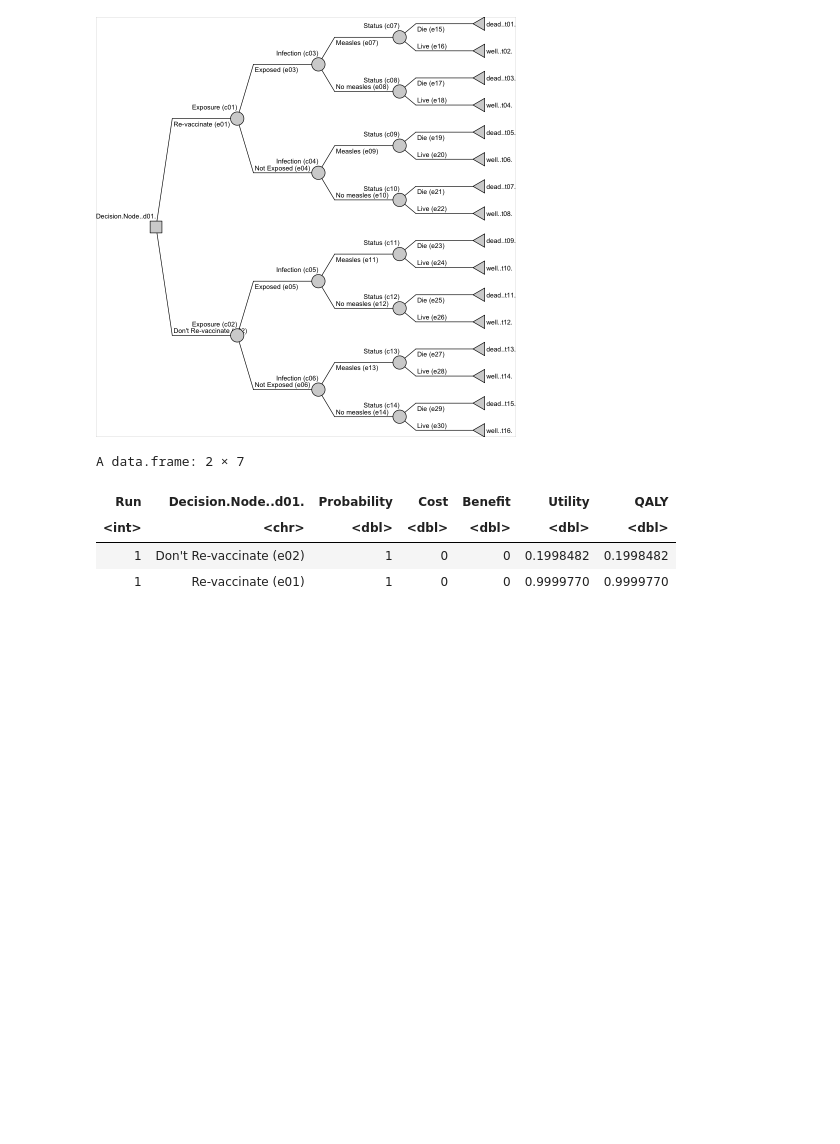
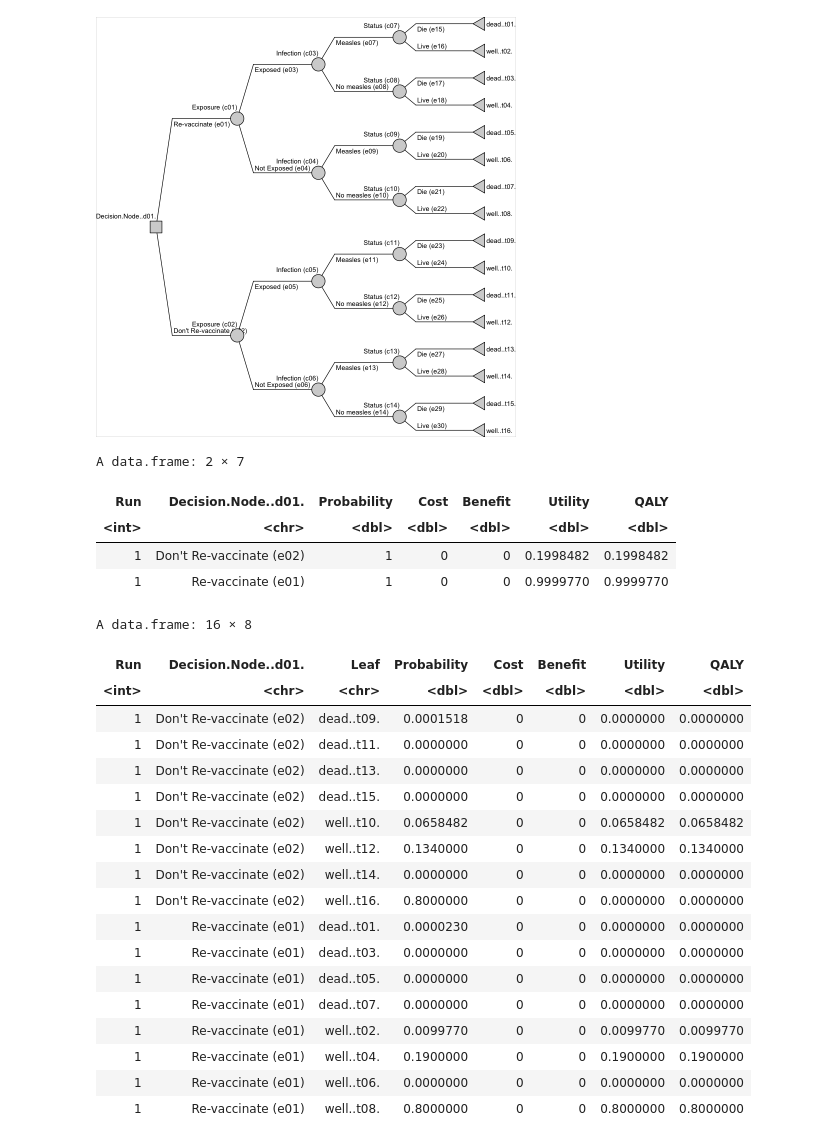
Before and after one commit to tomasaragon/di4h, a Jupyter notebook: notebooks/Petitti_2000_isbn_9780195133646_ch02/Petitti_2000_isbn_9780195133646_ch02_R.ipynb, the cells around one changed output. Saved outputs shown, nothing was run; the diff lists cells and outputs as text; code cells hidden in the pictures; blank space fills up the shorter version.

```diff
--- a/notebooks/Petitti_2000_isbn_9780195133646_ch02/Petitti_2000_isbn_9780195133646_ch02_R.ipynb
+++ b/notebooks/Petitti_2000_isbn_9780195133646_ch02/Petitti_2000_isbn_9780195133646_ch02_R.ipynb
@@ -211,3 +222,25 @@ A data.frame: 2 × 7
 | <int> | <chr> | <dbl> | <dbl> | <dbl> | <dbl> | <dbl> |
 | 1 | Don't Re-vaccinate (e02) | 1 | 0 | 0 | 0.1998482 | 0.1998482 |
 | 1 | Re-vaccinate (e01) | 1 | 0 | 0 | 0.9999770 | 0.9999770 |
+# %%
+dt$evaluate(by = "path")
+# %% [output]
+A data.frame: 16 × 8
+| Run | Decision.Node..d01. | Leaf | Probability | Cost | Benefit | Utility | QALY |
+| <int> | <chr> | <chr> | <dbl> | <dbl> | <dbl> | <dbl> | <dbl> |
+| 1 | Don't Re-vaccinate (e02) | dead..t09. | 0.0001518 | 0 | 0 | 0.0000000 | 0.0000000 |
+| 1 | Don't Re-vaccinate (e02) | dead..t11. | 0.0000000 | 0 | 0 | 0.0000000 | 0.0000000 |
+| 1 | Don't Re-vaccinate (e02) | dead..t13. | 0.0000000 | 0 | 0 | 0.0000000 | 0.0000000 |
+| 1 | Don't Re-vaccinate (e02) | dead..t15. | 0.0000000 | 0 | 0 | 0.0000000 | 0.0000000 |
+| 1 | Don't Re-vaccinate (e02) | well..t10. | 0.0658482 | 0 | 0 | 0.0658482 | 0.0658482 |
+| 1 | Don't Re-vaccinate (e02) | well..t12. | 0.1340000 | 0 | 0 | 0.1340000 | 0.1340000 |
+| 1 | Don't Re-vaccinate (e02) | well..t14. | 0.0000000 | 0 | 0 | 0.0000000 | 0.0000000 |
+| 1 | Don't Re-vaccinate (e02) | well..t16. | 0.8000000 | 0 | 0 | 0.0000000 | 0.0000000 |
+| 1 | Re-vaccinate (e01) | dead..t01. | 0.0000230 | 0 | 0 | 0.0000000 | 0.0000000 |
+| 1 | Re-vaccinate (e01) | dead..t03. | 0.0000000 | 0 | 0 | 0.0000000 | 0.0000000 |
+| 1 | Re-vaccinate (e01) | dead..t05. | 0.0000000 | 0 | 0 | 0.0000000 | 0.0000000 |
+| 1 | Re-vaccinate (e01) | dead..t07. | 0.0000000 | 0 | 0 | 0.0000000 | 0.0000000 |
+| 1 | Re-vaccinate (e01) | well..t02. | 0.0099770 | 0 | 0 | 0.0099770 | 0.0099770 |
+| 1 | Re-vaccinate (e01) | well..t04. | 0.1900000 | 0 | 0 | 0.1900000 | 0.1900000 |
+| 1 | Re-vaccinate (e01) | well..t06. | 0.0000000 | 0 | 0 | 0.0000000 | 0.0000000 |
+| 1 | Re-vaccinate (e01) | well..t08. | 0.8000000 | 0 | 0 | 0.8000000 | 0.8000000 |
```
Also changed, not shown: parts of 5 cells of this notebook.
